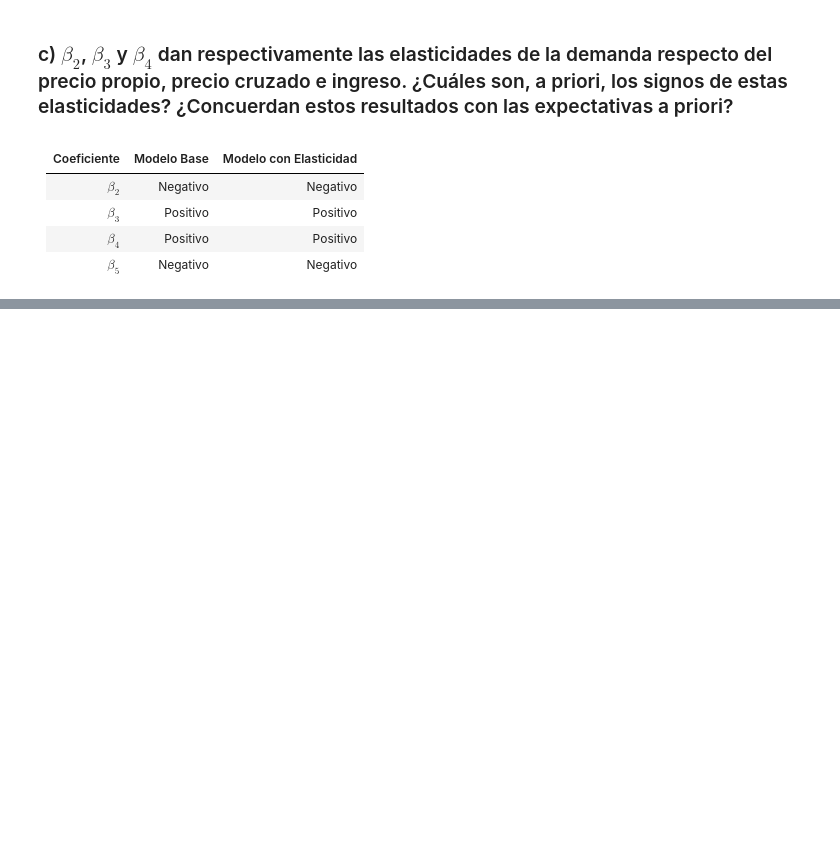
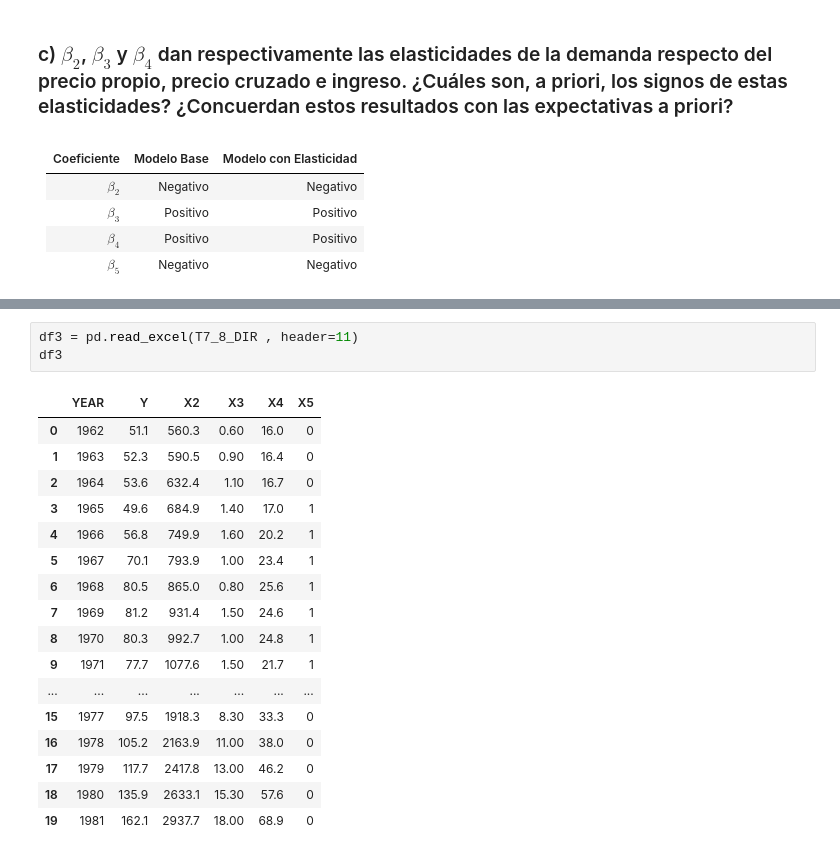
Before and after one commit to Anonymate054/MCD-Econometrics, a Jupyter notebook: notebooks/homeworks/0.0-leng-HW06.ipynb, the cells around one changed output, grey strips where cells are left out. Cells and saved outputs as stored; diff of their text form; blank space fills up the shorter version.

```diff
--- a/notebooks/homeworks/0.0-leng-HW06.ipynb
+++ b/notebooks/homeworks/0.0-leng-HW06.ipynb
@@ -472,0 +451,21 @@ Para probar este modelo, se proporciona la información en la tabla 7.8 (archivo
+# %%
+df3 = pd.read_excel(T7_8_DIR , header=11)
+df3
+# %% [output]
+|  | YEAR | Y | X2 | X3 | X4 | X5 |
+| 0 | 1962 | 51.1 | 560.3 | 0.60 | 16.0 | 0 |
+| 1 | 1963 | 52.3 | 590.5 | 0.90 | 16.4 | 0 |
+| 2 | 1964 | 53.6 | 632.4 | 1.10 | 16.7 | 0 |
+| 3 | 1965 | 49.6 | 684.9 | 1.40 | 17.0 | 1 |
+| 4 | 1966 | 56.8 | 749.9 | 1.60 | 20.2 | 1 |
+| 5 | 1967 | 70.1 | 793.9 | 1.00 | 23.4 | 1 |
+| 6 | 1968 | 80.5 | 865.0 | 0.80 | 25.6 | 1 |
+| 7 | 1969 | 81.2 | 931.4 | 1.50 | 24.6 | 1 |
+| 8 | 1970 | 80.3 | 992.7 | 1.00 | 24.8 | 1 |
+| 9 | 1971 | 77.7 | 1077.6 | 1.50 | 21.7 | 1 |
+| ... | ... | ... | ... | ... | ... | ... |
+| 15 | 1977 | 97.5 | 1918.3 | 8.30 | 33.3 | 0 |
+| 16 | 1978 | 105.2 | 2163.9 | 11.00 | 38.0 | 0 |
+| 17 | 1979 | 117.7 | 2417.8 | 13.00 | 46.2 | 0 |
+| 18 | 1980 | 135.9 | 2633.1 | 15.30 | 57.6 | 0 |
+| 19 | 1981 | 162.1 | 2937.7 | 18.00 | 68.9 | 0 |
```
Also changed, not shown: parts of 20 cells of this notebook.
